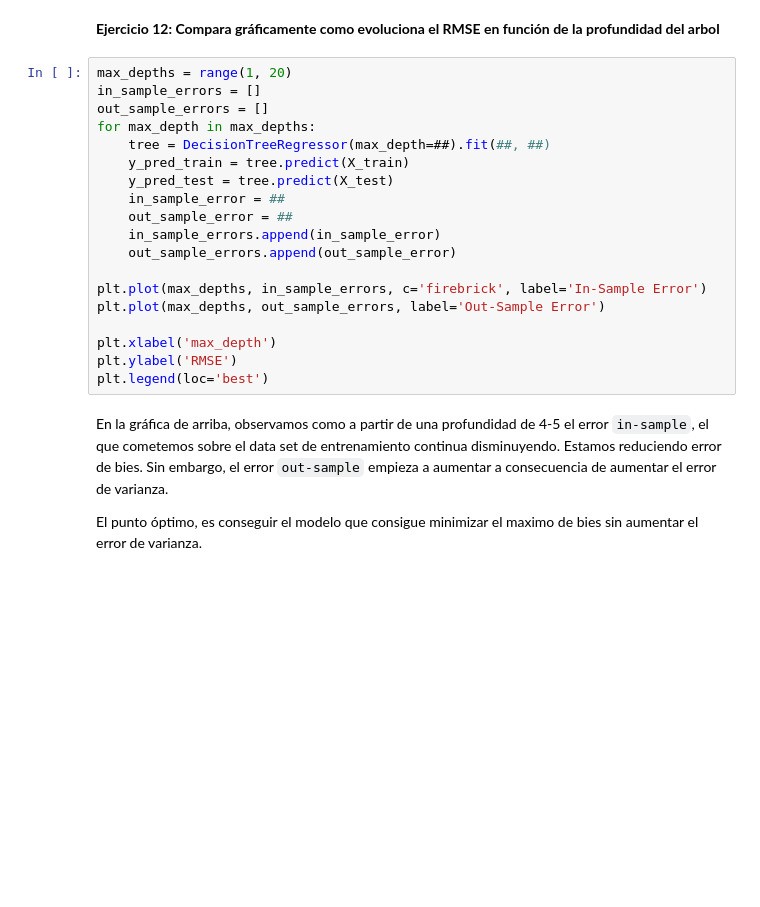
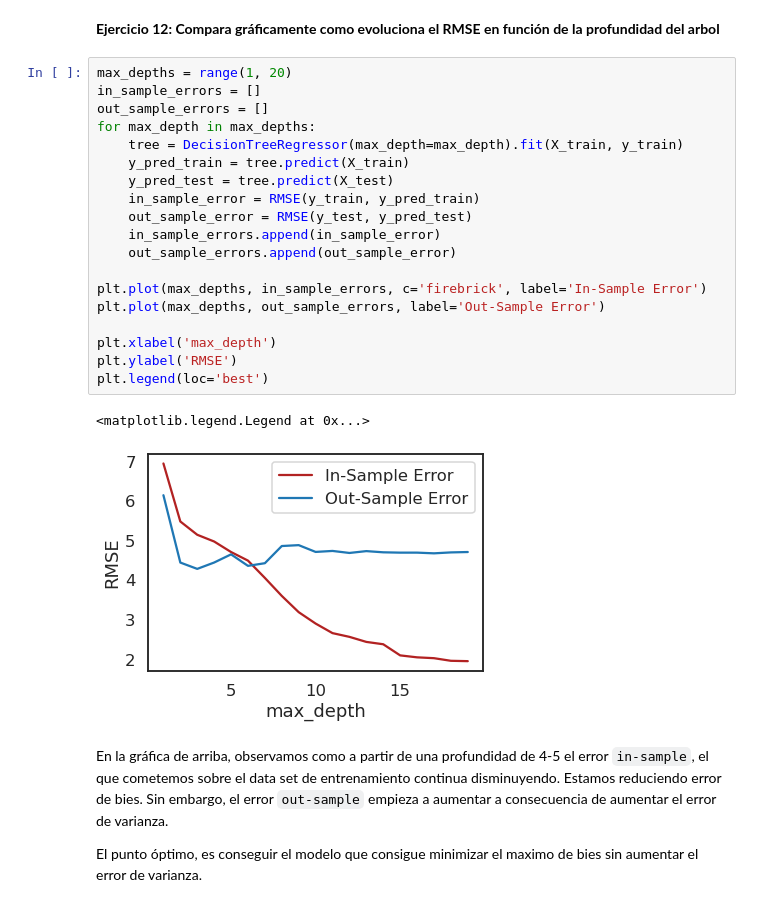
Before and after one commit to llublad/MUSI-AA, a Jupyter notebook: musi-aa-modulo1/W3/Practica/01_bias_variance_trade_off.ipynb, the cells around one changed output. Saved outputs shown, nothing was run; the diff lists cells and outputs as text; blank space fills up the shorter version.

```diff
--- a/musi-aa-modulo1/W3/Practica/01_bias_variance_trade_off.ipynb
+++ b/musi-aa-modulo1/W3/Practica/01_bias_variance_trade_off.ipynb
@@ -275,22 +283,25 @@ Uno de los hiper-parametros que nos permite "jugar" con la flexibilidad del mode
 # %%
 max_depths = range(1, 20)
 in_sample_errors = []
 out_sample_errors = []
 for max_depth in max_depths:
-    tree = DecisionTreeRegressor(max_depth=##).fit(##, ##)
+    tree = DecisionTreeRegressor(max_depth=max_depth).fit(X_train, y_train)
     y_pred_train = tree.predict(X_train)
     y_pred_test = tree.predict(X_test)
-    in_sample_error = ##
-    out_sample_error = ##
+    in_sample_error = RMSE(y_train, y_pred_train)
+    out_sample_error = RMSE(y_test, y_pred_test)
     in_sample_errors.append(in_sample_error)
     out_sample_errors.append(out_sample_error)
 
 plt.plot(max_depths, in_sample_errors, c='firebrick', label='In-Sample Error')
 plt.plot(max_depths, out_sample_errors, label='Out-Sample Error')
 
 plt.xlabel('max_depth')
 plt.ylabel('RMSE')
 plt.legend(loc='best')
+# %% [output]
+<matplotlib.legend.Legend at 0x...>
+[figure, added]
 # %% [markdown]
 En la gráfica de arriba, observamos como a partir de una profundidad de 4-5 el error `in-sample`, el que cometemos sobre el data set de entrenamiento continua disminuyendo. Estamos reduciendo error de bies. Sin embargo, el error `out-sample` empieza a aumentar a consecuencia de aumentar el error de varianza.
 
```
Also changed, not shown: parts of 9 cells of this notebook, 1 other file.
